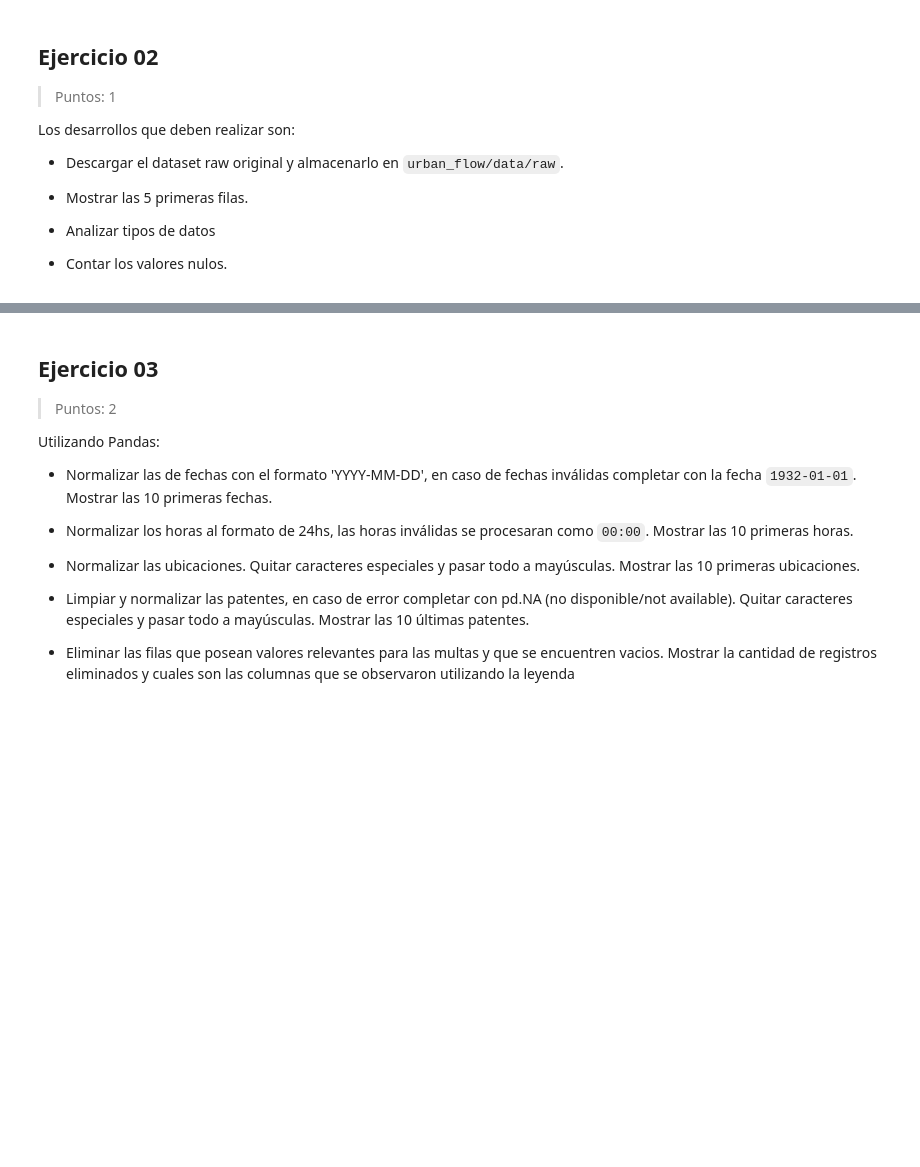
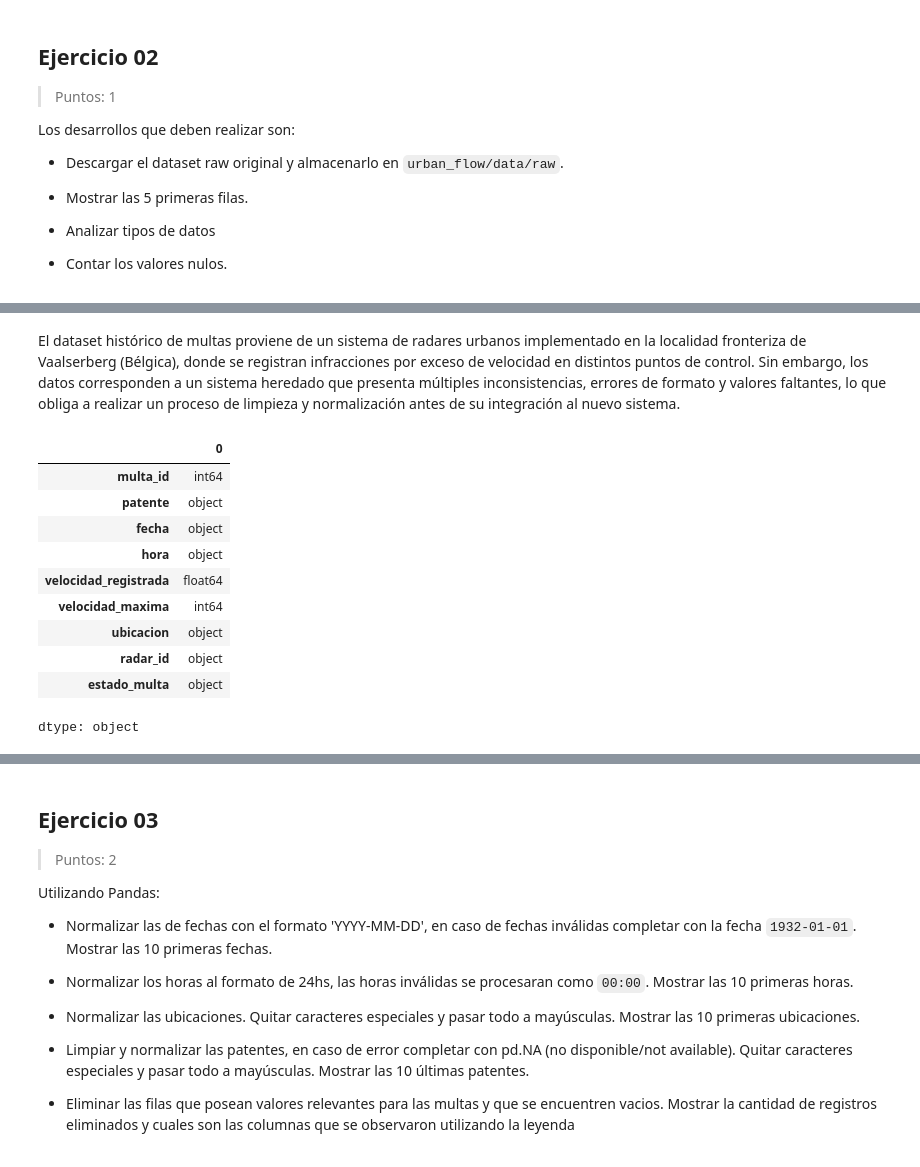
Before and after one commit to ckriztian/lcd-tp-urban-flow, a Jupyter notebook: 01_Flujo_Urbano-Vera_Cristian-Verdun_Dario-Sanchez_Sergio-Saldivia_Eduardo.ipynb, the cells around one changed output, grey strips where cells are left out. Saved outputs shown, nothing was run; the diff lists cells and outputs as text; code cells hidden in the pictures; blank space fills up the shorter version.

```diff
--- a/01_Flujo_Urbano-Vera_Cristian-Verdun_Dario-Sanchez_Sergio-Saldivia_Eduardo.ipynb
+++ b/01_Flujo_Urbano-Vera_Cristian-Verdun_Dario-Sanchez_Sergio-Saldivia_Eduardo.ipynb
@@ -187,0 +228,17 @@ Los desarrollos que deben realizar son:
+# %% [markdown]
+El dataset histórico de multas proviene de un sistema de radares urbanos implementado en la localidad fronteriza de Vaalserberg (Bélgica), donde se registran infracciones por exceso de velocidad en distintos puntos de control. Sin embargo, los datos corresponden a un sistema heredado que presenta múltiples inconsistencias, errores de formato y valores faltantes, lo que obliga a realizar un proceso de limpieza y normalización antes de su integración al nuevo sistema.
+# %%
+#@title Analizar tipos de datos
+df.dtypes
+# %% [output]
+|  | 0 |
+| multa_id | int64 |
+| patente | object |
+| fecha | object |
+| hora | object |
+| velocidad_registrada | float64 |
+| velocidad_maxima | int64 |
+| ubicacion | object |
+| radar_id | object |
+| estado_multa | object |
+dtype: object
```
Also changed, not shown: parts of 16 cells of this notebook.
